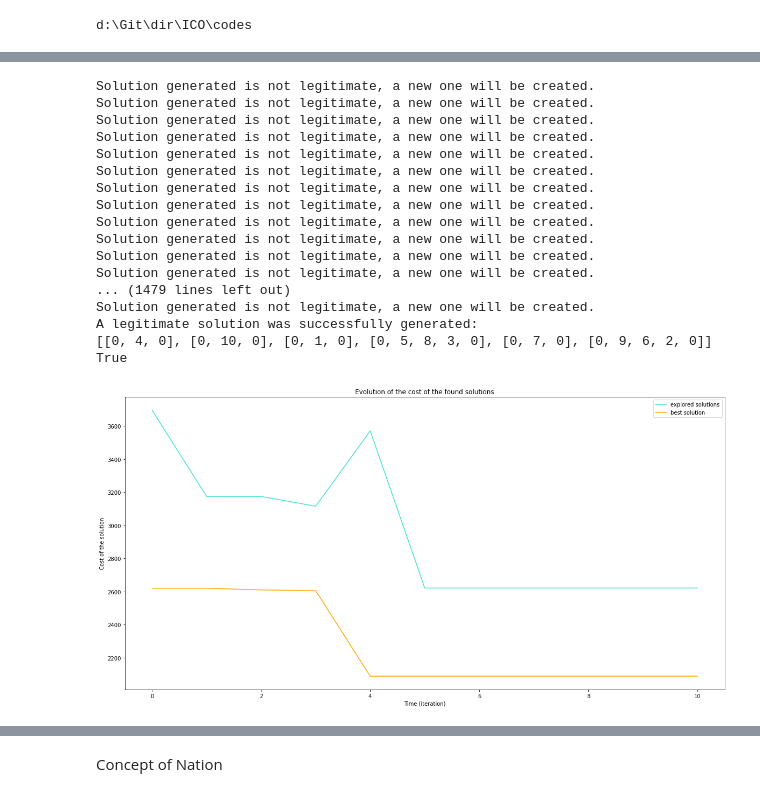
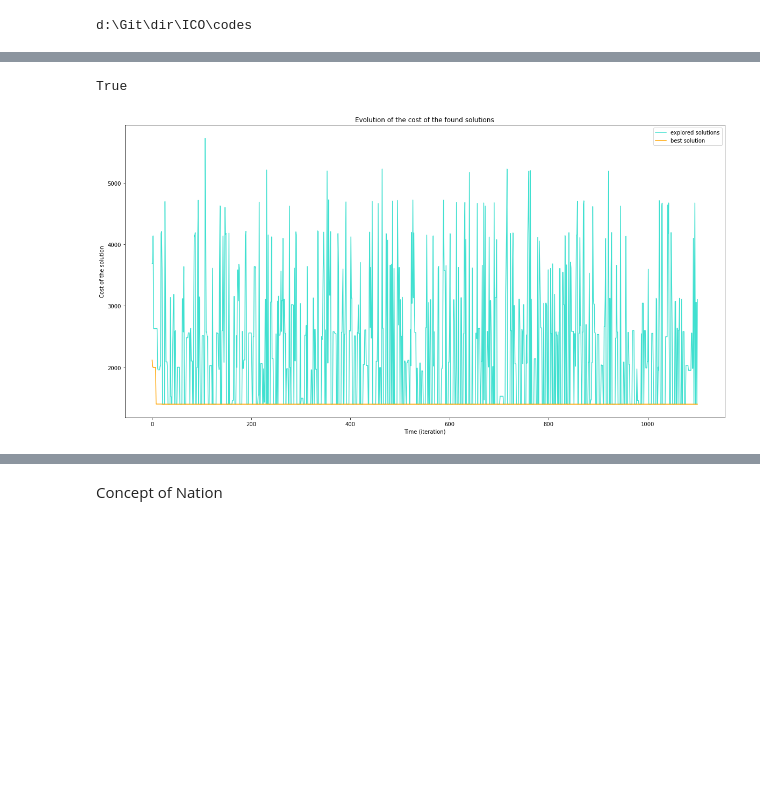
Before and after one commit to pabloskewes/ICO, a Jupyter notebook: codes/notebooks/GA.ipynb, the cells around one changed output, grey strips where cells are left out. Saved outputs shown, nothing was run; the diff lists cells and outputs as text; code cells hidden in the pictures; blank space fills up the shorter version.

```diff
--- a/codes/notebooks/GA.ipynb
+++ b/codes/notebooks/GA.ipynb
@@ -17,15 +17,15 @@ context = load_solomon('simple.csv', nb_cust=10, vehicle_speed=100)
 vrptw = VRPTW(context)
 # %%
 cri=True
-neighborhood_params={   'verbose':1,
+neighborhood_params={   'verbose':0,
                         'init_sol':'random',
                         'choose_mode':'random',
                         'use_methods' : ['intra_route_swap','inter_route_swap',
                             'intra_route_shift','inter_route_shift',
                             'two_intra_route_swap', 'two_intra_route_shift',
-                            'delete_smallest_route'],
+                            'delete_smallest_route','delete_random_route'],
                         'force_new_sol': False,
-                        'full_search':False
+                        'full_search':True
                     }
 instance =GeneticAlgorithm(num_evolu_per_search=1,neighborhood_params=neighborhood_params,reproductive_isolation=True,best_seed=True)
 instance.fit_search(vrptw)
@@ -51,25 +34,9 @@ A legitimate solution was successfully generated:
 # %%
-for _ in range(10):
+for _ in range(1000):
     instance.search()
     cri=cri and instance.best_solution.checker()
 print(cri)
 instance.plot_evolution_cost()
 # %% [output]
-Solution generated is not legitimate, a new one will be created.
-Solution generated is not legitimate, a new one will be created.
-Solution generated is not legitimate, a new one will be created.
-Solution generated is not legitimate, a new one will be created.
-Solution generated is not legitimate, a new one will be created.
-Solution generated is not legitimate, a new one will be created.
-Solution generated is not legitimate, a new one will be created.
-Solution generated is not legitimate, a new one will be created.
-Solution generated is not legitimate, a new one will be created.
-Solution generated is not legitimate, a new one will be created.
-Solution generated is not legitimate, a new one will be created.
-Solution generated is not legitimate, a new one will be created.
-... (1479 lines left out)
-Solution generated is not legitimate, a new one will be created.
-A legitimate solution was successfully generated:
-[[0, 4, 0], [0, 10, 0], [0, 1, 0], [0, 5, 8, 3, 0], [0, 7, 0], [0, 9, 6, 2, 0]]
 True
-[figure, old version]
+[figure, new version]
```
Also changed, not shown: parts of 5 cells of this notebook, 1 other file.
